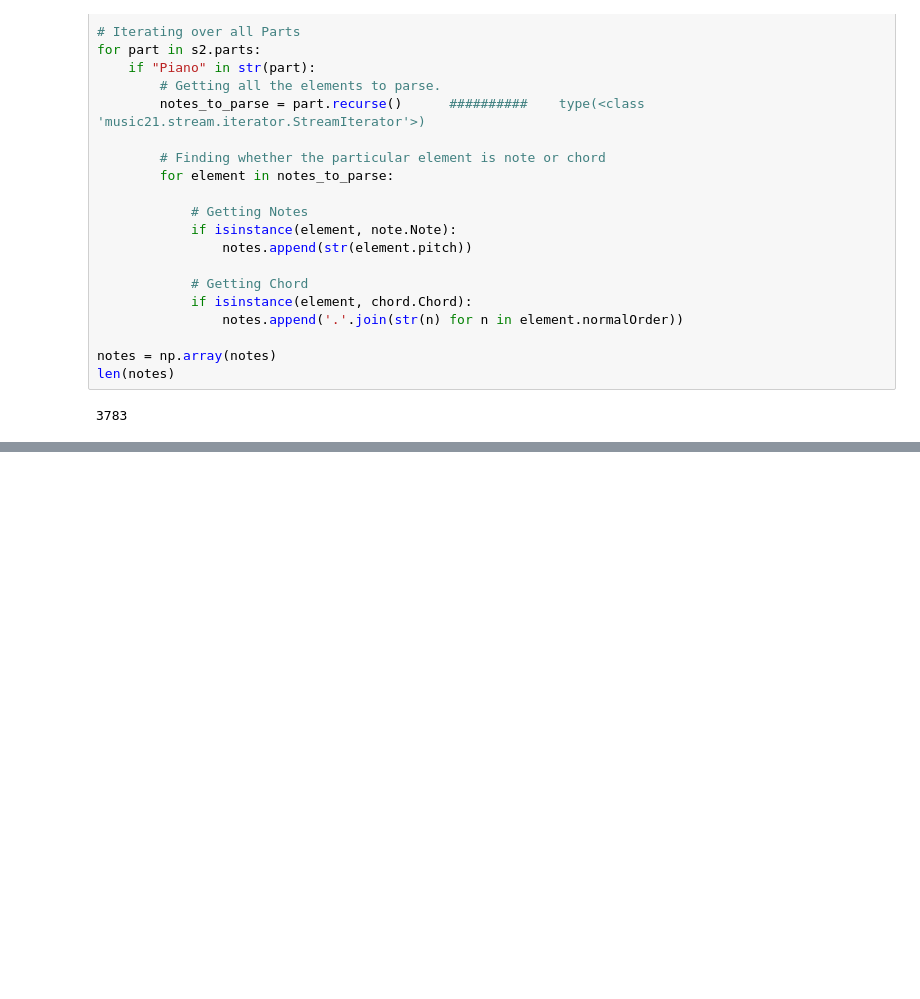
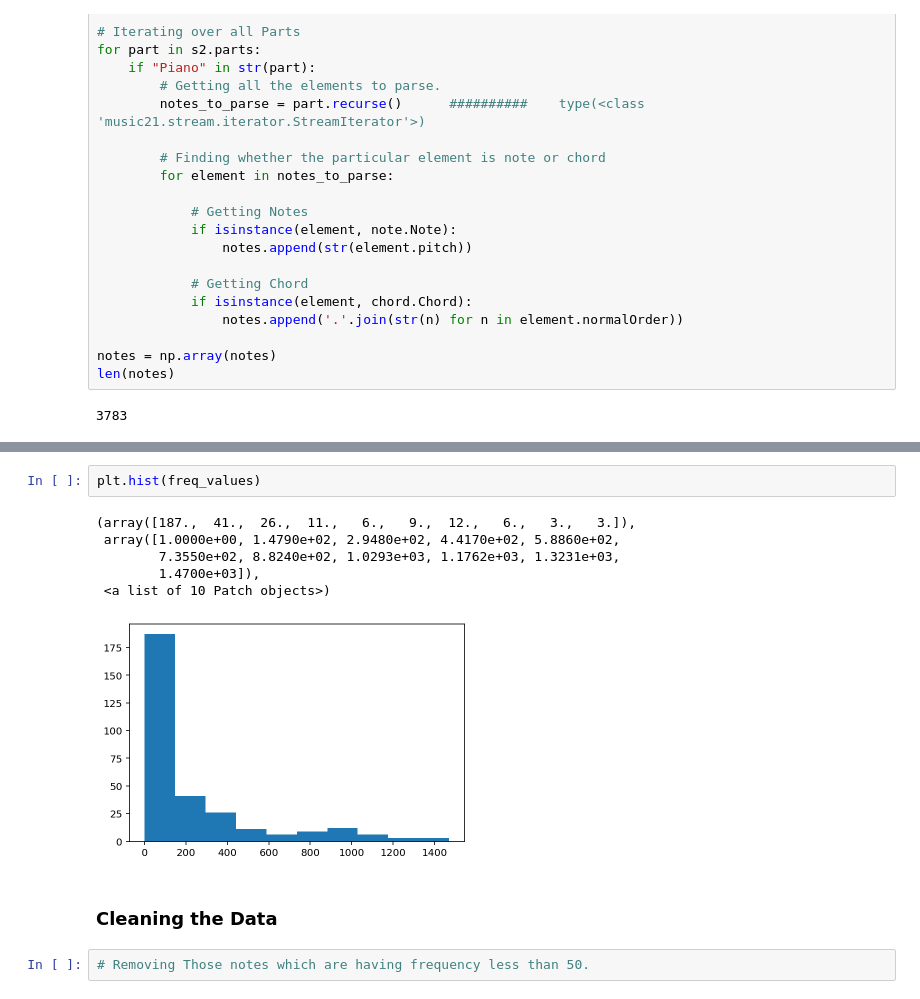
Before and after one commit to Devtown-India/musicGeneration, a Jupyter notebook: practiceCodes/DataPrep_midi.ipynb, the cells around one changed output, grey strips where cells are left out. Cells and saved outputs as stored; diff of their text form; blank space fills up the shorter version.

Commit message:
prepared the Data

```diff
--- a/practiceCodes/DataPrep_midi.ipynb
+++ b/practiceCodes/DataPrep_midi.ipynb
@@ -81,0 +150,13 @@ len(notes)
+# %%
+plt.hist(freq_values)
+# %% [output]
+(array([187.,  41.,  26.,  11.,   6.,   9.,  12.,   6.,   3.,   3.]),
+ array([1.0000e+00, 1.4790e+02, 2.9480e+02, 4.4170e+02, 5.8860e+02,
+        7.3550e+02, 8.8240e+02, 1.0293e+03, 1.1762e+03, 1.3231e+03,
+        1.4700e+03]),
+ <a list of 10 Patch objects>)
+[figure, added]
+# %% [markdown]
+### Cleaning the Data
+# %%
+# Removing Those notes which are having frequency less than 50.
```
Also changed, not shown: parts of 11 cells of this notebook, 1 other file.
